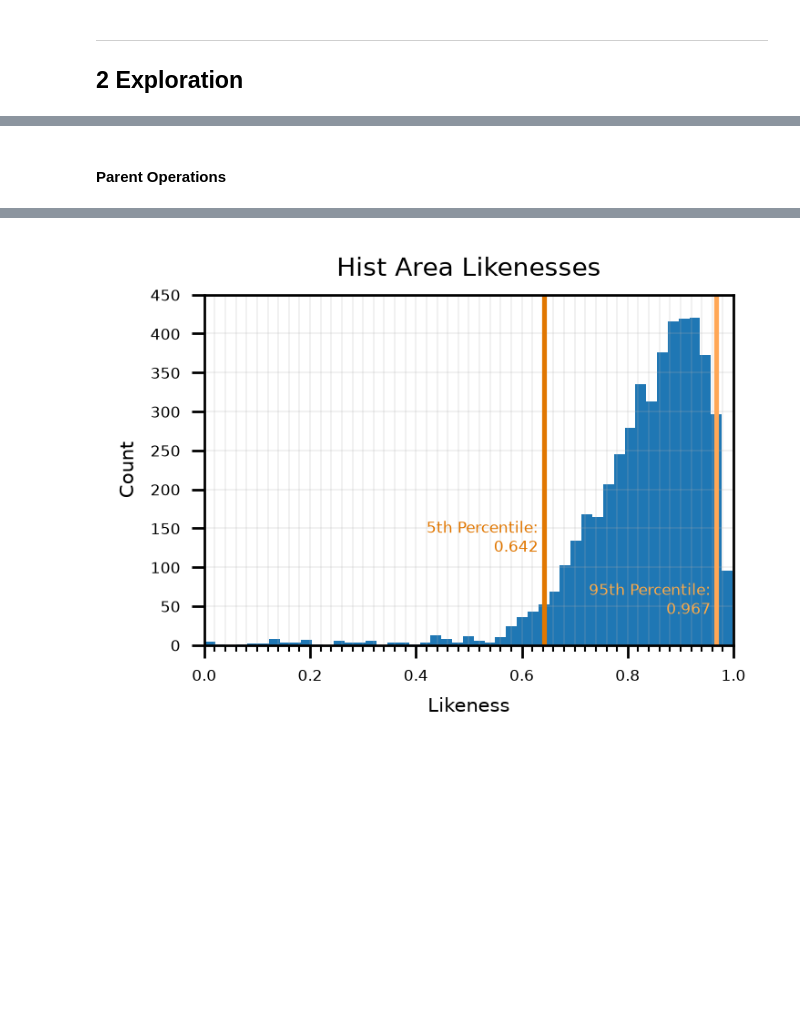
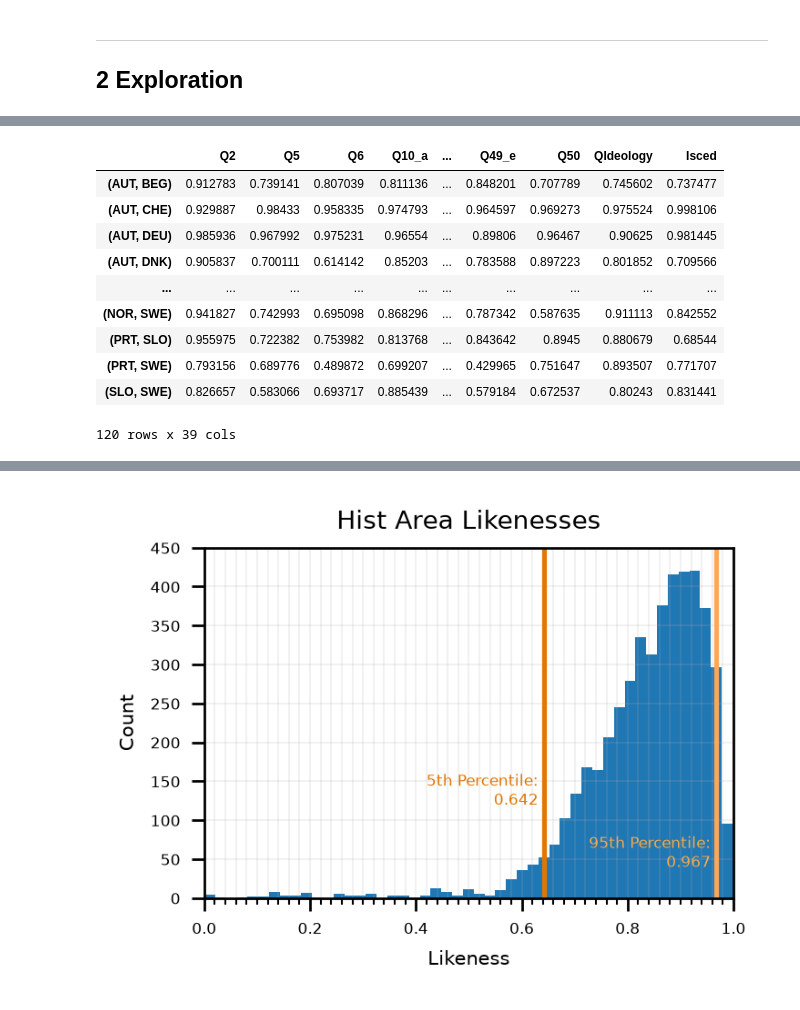
Before and after one commit to EvansOMalley/Personal-Project-Summer-2026, a Jupyter notebook: Summer-2026.ipynb, the cells around one changed output, grey strips where cells are left out. Cells and saved outputs as stored; diff of their text form; code cells hidden in the pictures; blank space fills up the shorter version.

```diff
--- a/Summer-2026.ipynb
+++ b/Summer-2026.ipynb
@@ -835,5 +808,3 @@ pd.pivot_table(GB_Nation["Q2"].reset_index(),
-# %% [markdown]
-#### Parent Operations
 # %%
 # Compare response distributions across countries
 Ordinal_DF = SepOrder(Parent_DF, "Ordinal")
@@ -849,0 +833,14 @@ GB_Nation = Ordinal_DF.groupby("Country").apply(Hist_Areas).fillna(0)
+# %%
+Show(Hist_Areas_DF, method = "Mini")
+# %% [output]
+|  | Q2 | Q5 | Q6 | Q10_a | ... | Q49_e | Q50 | QIdeology | Isced |
+| (AUT, BEG) | 0.912783 | 0.739141 | 0.807039 | 0.811136 | ... | 0.848201 | 0.707789 | 0.745602 | 0.737477 |
+| (AUT, CHE) | 0.929887 | 0.98433 | 0.958335 | 0.974793 | ... | 0.964597 | 0.969273 | 0.975524 | 0.998106 |
+| (AUT, DEU) | 0.985936 | 0.967992 | 0.975231 | 0.96554 | ... | 0.89806 | 0.96467 | 0.90625 | 0.981445 |
+| (AUT, DNK) | 0.905837 | 0.700111 | 0.614142 | 0.85203 | ... | 0.783588 | 0.897223 | 0.801852 | 0.709566 |
+| ... | ... | ... | ... | ... | ... | ... | ... | ... | ... |
+| (NOR, SWE) | 0.941827 | 0.742993 | 0.695098 | 0.868296 | ... | 0.787342 | 0.587635 | 0.911113 | 0.842552 |
+| (PRT, SLO) | 0.955975 | 0.722382 | 0.753982 | 0.813768 | ... | 0.843642 | 0.8945 | 0.880679 | 0.68544 |
+| (PRT, SWE) | 0.793156 | 0.689776 | 0.489872 | 0.699207 | ... | 0.429965 | 0.751647 | 0.893507 | 0.771707 |
+| (SLO, SWE) | 0.826657 | 0.583066 | 0.693717 | 0.885439 | ... | 0.579184 | 0.672537 | 0.80243 | 0.831441 |
+120 rows x 39 cols
```
Also changed, not shown: parts of 20 cells of this notebook.
